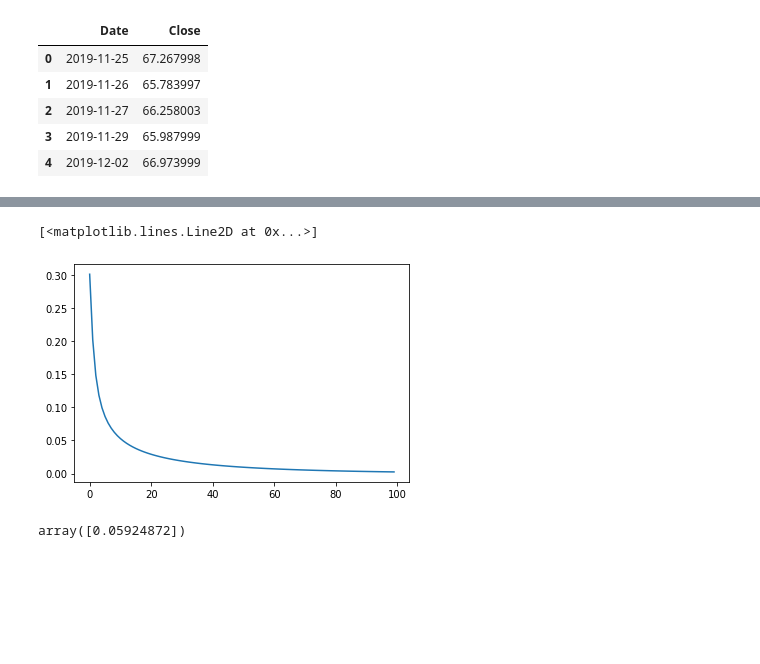
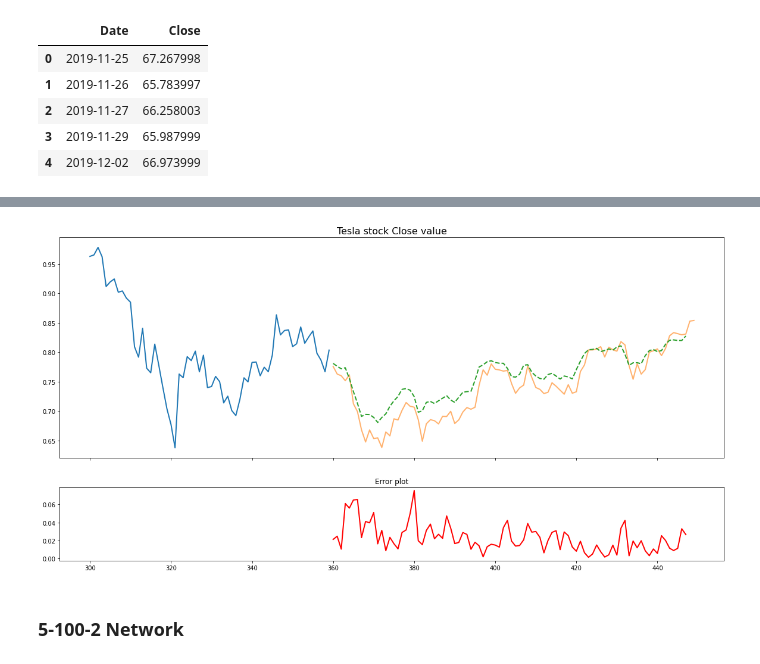
Before and after one commit to jafetimbre/verbose-projects, a Jupyter notebook: artificial-intelligence/ann/ann.ipynb, the cells around one changed output, grey strips where cells are left out. Drawn from its saved outputs; the diff is of its cells as text; code cells hidden in the pictures; blank space fills up the shorter version.

```diff
--- a/artificial-intelligence/ann/ann.ipynb
+++ b/artificial-intelligence/ann/ann.ipynb
@@ -179 +202,17 @@ a
+# %%
+fig, (forc_plot, err_plot) = plt.subplots(2,1, figsize=(20,10), gridspec_kw={'height_ratios': [3, 1]}, sharex=True)
+
+forc_plot.set_title('Tesla stock Close value', size=16)
+forc_plot.plot(t_train[300:], train_data[300:], '-', label='Train data', linewidth=2)
+forc_plot.plot(t_test, test_data, label='Test data', linewidth=2, alpha=.6)
+forc_plot.plot(t_frc, frc, '--', label='Forcast data', linewidth=2)
+
+err_plot.set_title('Error plot')
+err_plot.plot(t_frc, test_err, 'r', linewidth=2)
+
+plt.show()
+# %% [output]
+[figure, added]
+# %% [markdown]
+### 5-100-2 Network
 # %%
@@ -182,13 +220,0 @@ err = n.fit(a, iters=100)
-# %%
-plt.plot(err)
-# %% [output]
-[<matplotlib.lines.Line2D at 0x...>]
-[figure, removed]
-# %%
-n.forecast([0.05469342949670699,
- 0.053486836235064276,
- 0.0538722356867796,
- 0.053652703960915586,
- 0.05445438866437667])
-# %% [output]
-array([0.05924872])
```
Also changed, not shown: parts of 33 cells of this notebook.
